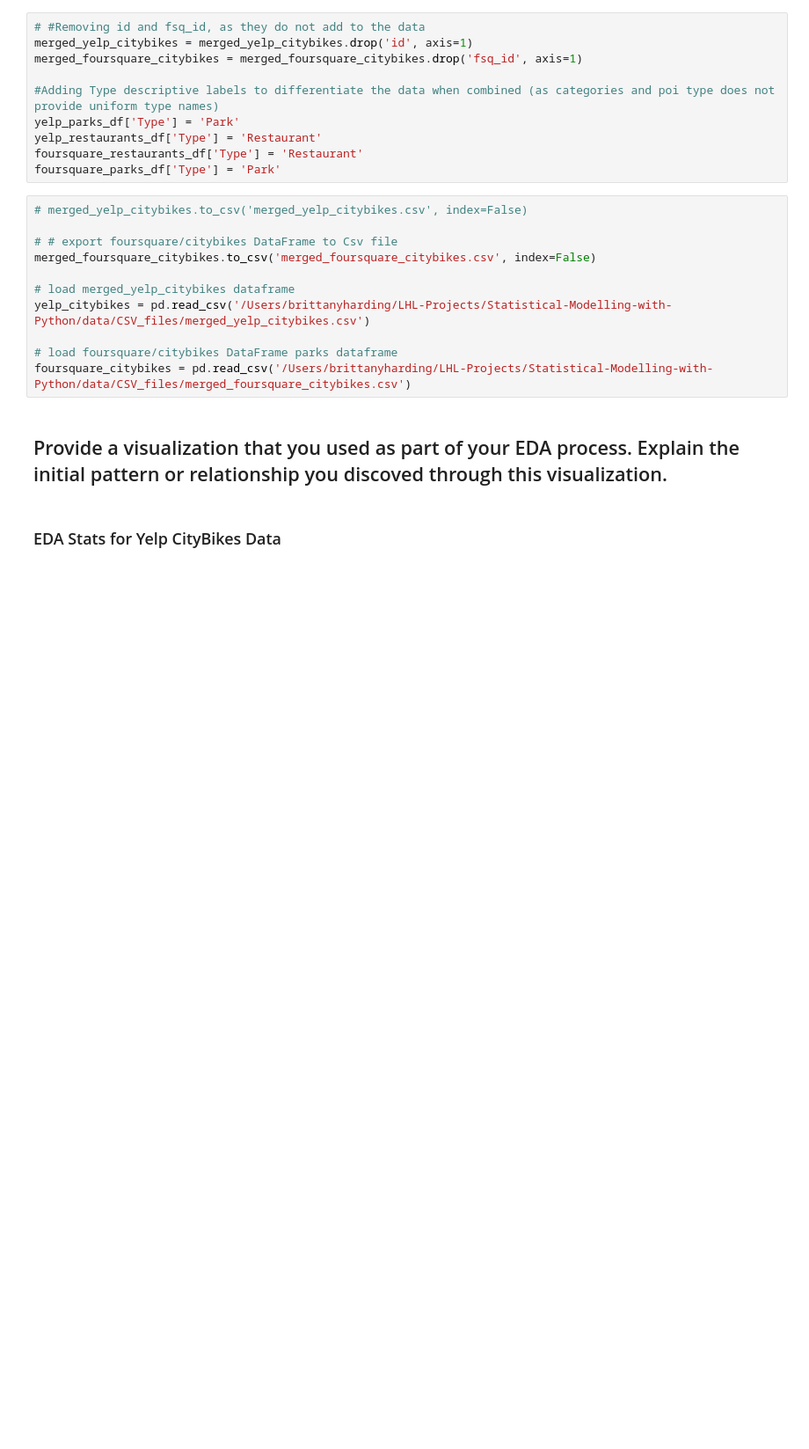
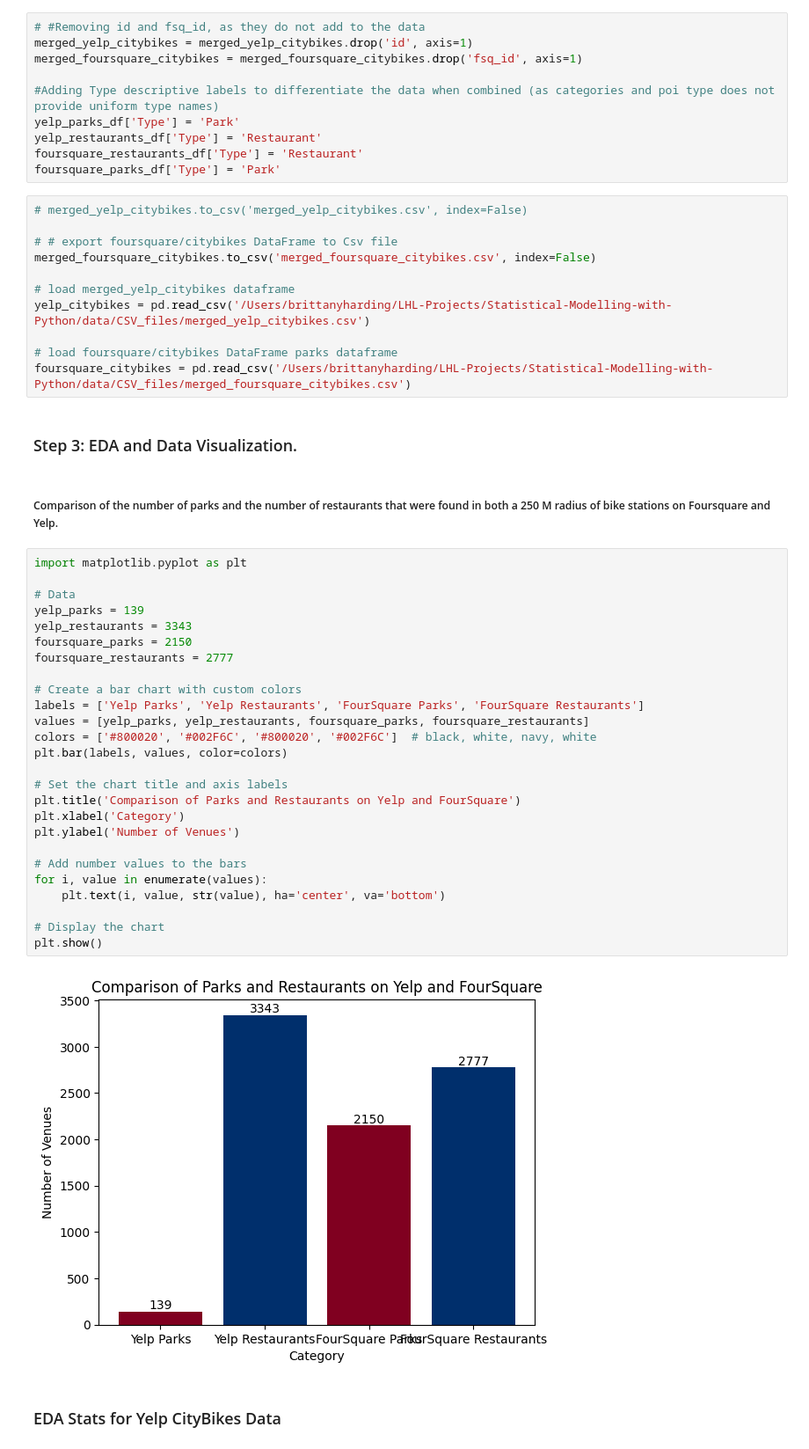
Before and after one commit to Brittanysacha/Statistical-Modelling-of-CityBike-Locations-and-Points-of-Interest-in-London, a Jupyter notebook: notebooks/joining_data.ipynb, the cells around one changed output. Shown: that part at 88% size. Drawn from its saved outputs; the diff is of its cells as text; blank space fills up the shorter version.

Commit message:
update images

```diff
--- a/notebooks/joining_data.ipynb
+++ b/notebooks/joining_data.ipynb
@@ -72,8 +72,38 @@ yelp_citybikes = pd.read_csv('/Users/brittanyharding/LHL-Projects/Statistical-Mo
 
 # load foursquare/citybikes DataFrame parks dataframe
 foursquare_citybikes = pd.read_csv('/Users/brittanyharding/LHL-Projects/Statistical-Modelling-with-Python/data/CSV_files/merged_foursquare_citybikes.csv')
-# %% [markdown]
-## Provide a visualization that you used as part of your EDA process. Explain the initial pattern or relationship you discoved through this visualization.
+# %% [markdown]
+###  Step 3: EDA and Data Visualization.
+# %% [markdown]
+##### Comparison of the number of parks and the number of restaurants that were found in both a 250 M radius of bike stations on Foursquare and Yelp.
+# %%
+import matplotlib.pyplot as plt
+
+# Data
+yelp_parks = 139
+yelp_restaurants = 3343
+foursquare_parks = 2150
+foursquare_restaurants = 2777
+
+# Create a bar chart with custom colors
+labels = ['Yelp Parks', 'Yelp Restaurants', 'FourSquare Parks', 'FourSquare Restaurants']
+values = [yelp_parks, yelp_restaurants, foursquare_parks, foursquare_restaurants]
+colors = ['#800020', '#002F6C', '#800020', '#002F6C']  # black, white, navy, white
+plt.bar(labels, values, color=colors)
+
+# Set the chart title and axis labels
+plt.title('Comparison of Parks and Restaurants on Yelp and FourSquare')
+plt.xlabel('Category')
+plt.ylabel('Number of Venues')
+
+# Add number values to the bars
+for i, value in enumerate(values):
+    plt.text(i, value, str(value), ha='center', va='bottom')
+
+# Display the chart
+plt.show()
+# %% [output]
+[figure, added]
 # %% [markdown]
 ### EDA Stats for Yelp CityBikes Data
 # %% [markdown]
```
Also changed, not shown: parts of 8 cells of this notebook, 2 other files.
